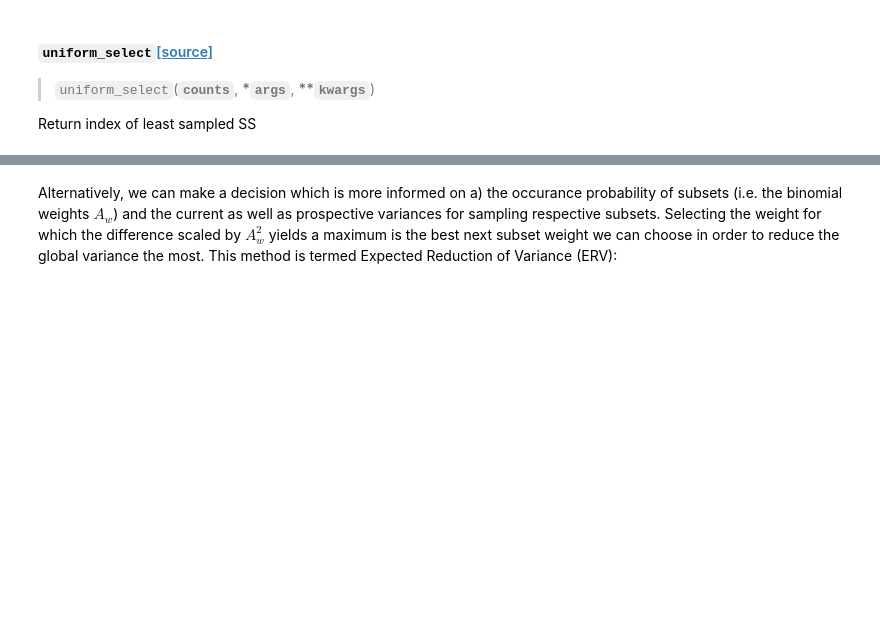
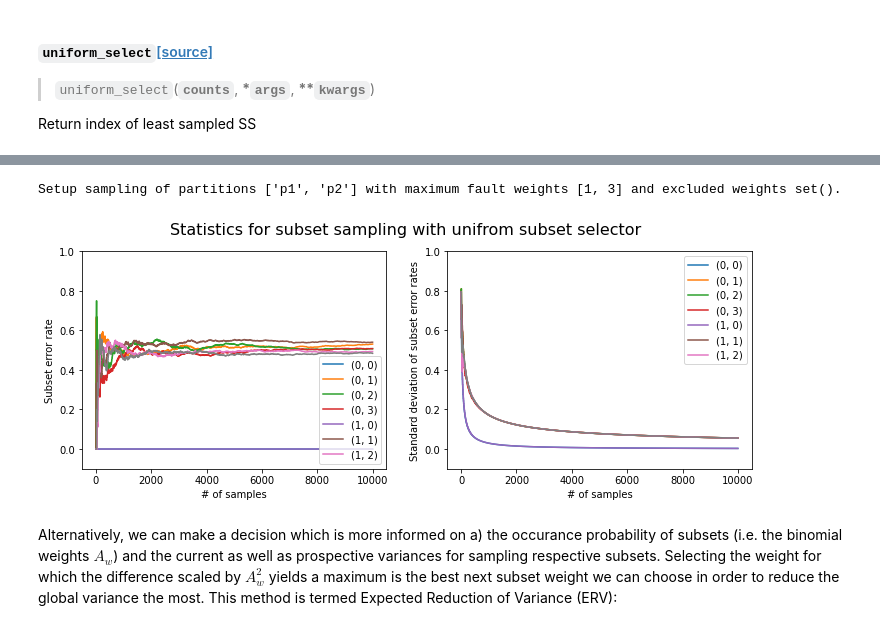
Before and after one commit to dpwinter/qsample, a Jupyter notebook: 06_samplers.ipynb, the cells around one changed output, grey strips where cells are left out. Saved outputs shown, nothing was run; the diff lists cells and outputs as text; code cells hidden in the pictures; blank space fills up the shorter version.

```diff
--- a/06_samplers.ipynb
+++ b/06_samplers.ipynb
@@ -250,3 +314,31 @@ Return index of least sampled SS
+# %%
+#slow
+#hide_input
+ss = SubsetSamplerDiagnostic2(ghz,err_params,w_params,subset_select_fn=uniform_select)
+fail_counts, counts = ss.run(n_samples=10000)
+weights = ss.w_vecs
+
+pws = fail_counts / counts
+std = math.Wilson_std(pws, counts)
+
+fig, ax = plt.subplots(1,2, figsize=(12,4))
+
+ax[0].plot((fail_counts/counts).T);
+ax[0].set_xlabel('# of samples');
+ax[0].set_ylabel('Subset error rate');
+ax[0].legend(weights[:-1], loc='lower right');
+ax[0].set_ylim([-0.1,1]);
+
+ax[1].plot(std.T);
+ax[1].set_xlabel('# of samples');
+ax[1].set_ylabel('Standard deviation of subset error rates');
+ax[1].legend(weights[:-1], loc='upper right');
+ax[1].set_ylim([-0.1,1]);
+
+fig.suptitle('Statistics for subset sampling with unifrom subset selector', fontsize=16);
+# %% [output]
+Setup sampling of partitions ['p1', 'p2'] with maximum fault weights [1, 3] and excluded weights set().
+[figure, added]
 # %% [markdown]
 Alternatively, we can make a decision which is more informed on a) the occurance probability of subsets (i.e. the binomial weights $A_w$) and the current as well as prospective variances for sampling respective subsets. Selecting the weight for which the difference scaled by $A_w^2$ yields a maximum is the best next subset weight we can choose in order to reduce the global variance the most. This method is termed Expected Reduction of Variance (ERV):
 # %%
```
Also changed, not shown: parts of 17 cells of this notebook, 5 other files.
